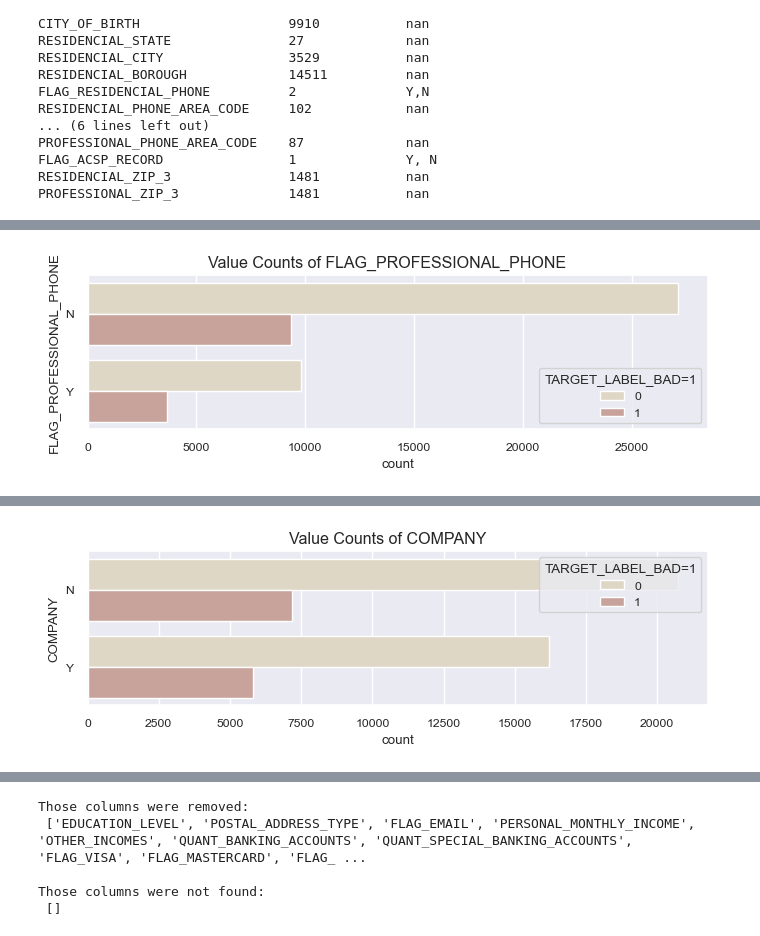
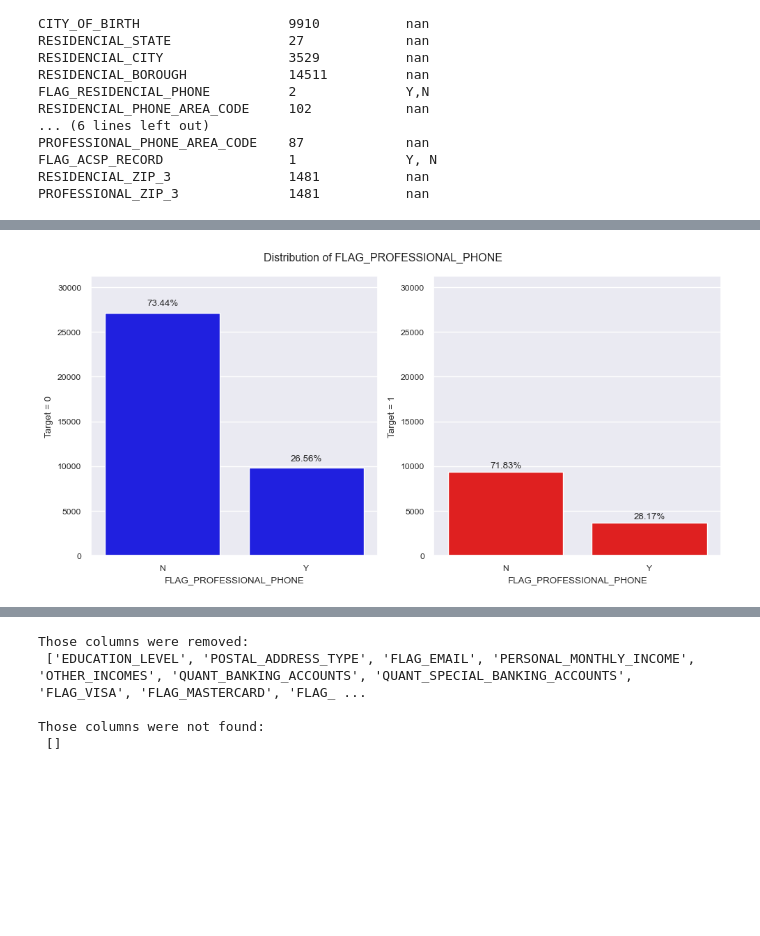
Before and after one commit to tutecode/credit-risk-analysis, a Jupyter notebook: src/notebooks/eda_ml_model_dev_v0.ipynb, the cells around one changed output, grey strips where cells are left out. Cells and saved outputs as stored; diff of their text form; code cells hidden in the pictures; blank space fills up the shorter version.

```diff
--- a/src/notebooks/eda_ml_model_dev_v0.ipynb
+++ b/src/notebooks/eda_ml_model_dev_v0.ipynb
@@ -653,21 +645,11 @@ plot.plot_value_counts_big(curr_col_name, app_train_cop, target_col)
 # %%
-# 'FLAG_PROFESSIONAL_PHONE'
-# it could be a good disparity to set if a person has a job
-curr_col_name = "FLAG_PROFESSIONAL_PHONE"
-plot.plot_value_counts(curr_col_name, app_train_cop, target_col)
+# 'FLAG_PROFESSIONAL_PHONE': could be a good disparity to set if a person has a job
+plot.plotting_distribution_bar(app_train, "FLAG_PROFESSIONAL_PHONE", 'horizontal')
 
-# 'FLAG_RESIDENCIAL_PHONE'
-# it could be a good disparity to set if a person has a phone at house
-curr_col_name = "FLAG_RESIDENCIAL_PHONE"
-plot.plot_value_counts(curr_col_name, app_train_cop, target_col)
-
-# 'FLAG_MOBILE_PHONE'
-# it could be a good disparity to set if a person has a mobile phone
-curr_col_name = "FLAG_MOBILE_PHONE"
-plot.plot_value_counts(curr_col_name, app_train_cop, target_col)
+# 'FLAG_RESIDENCIAL_PHONE': could be a good disparity to set if a person has a phone at house
+plot.plotting_distribution_bar(app_train, "FLAG_RESIDENCIAL_PHONE", 'horizontal')
 
 # 'COMPANY'
-curr_col_name = "COMPANY"
-plot.plot_value_counts(curr_col_name, app_train_cop, target_col,)
+plot.plotting_distribution_bar(app_train, "COMPANY", 'horizontal')
 # %% [output]
-[figure, old version]
+[figure, new version]
@@ -676 +657,0 @@ plot.plot_value_counts(curr_col_name, app_train_cop, target_col,)
-[figure, removed]
```
Also changed, not shown: parts of 21 cells of this notebook, 2 other files.
